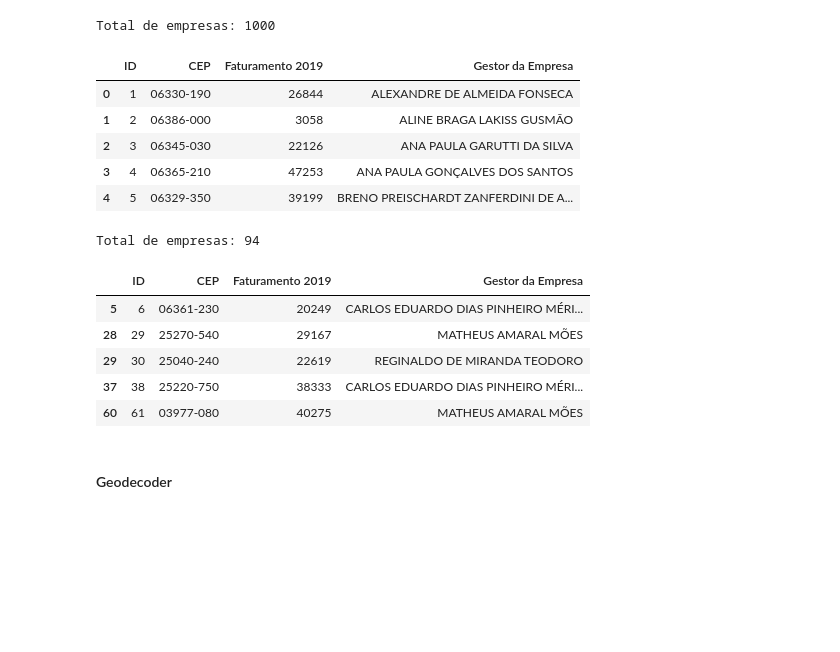
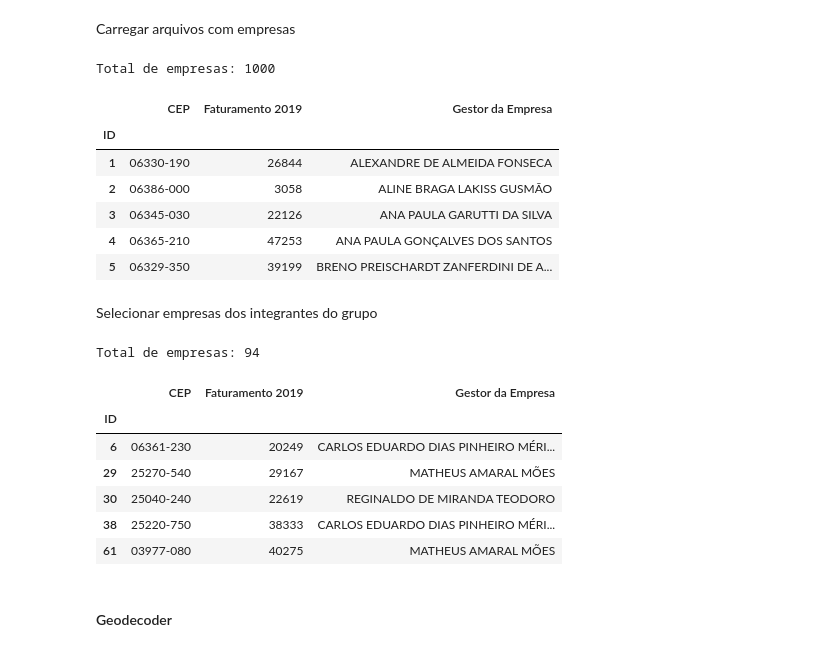
Before and after one commit to moesmatheus/estatistica-espacial-2, a Jupyter notebook: semana-2.ipynb, the cells around one changed output. Cells and saved outputs as stored; diff of their text form; code cells hidden in the pictures; blank space fills up the shorter version.

```diff
--- a/semana-2.ipynb
+++ b/semana-2.ipynb
@@ -45,27 +24,35 @@ array(['ALEXANDRE DE ALMEIDA FONSECA', 'ALINE BRAGA LAKISS GUSMÃO',
+# %% [markdown]
+Carregar arquivos com empresas
 # %%
-empresas_todas = pd.read_excel('EMPRESAS_Brasília T7.xlsx')
+empresas_todas = pd.read_excel('EMPRESAS_Brasília T7.xlsx', index_col = 'ID')
 print(f'Total de empresas: {empresas_todas.shape[0]}')
 empresas_todas.head()
 # %% [output]
 Total de empresas: 1000
-|  | ID | CEP | Faturamento 2019 | Gestor da Empresa |
-| 0 | 1 | 06330-190 | 26844 | ALEXANDRE DE ALMEIDA FONSECA |
-| 1 | 2 | 06386-000 | 3058 | ALINE BRAGA LAKISS GUSMÃO |
-| 2 | 3 | 06345-030 | 22126 | ANA PAULA GARUTTI DA SILVA |
-| 3 | 4 | 06365-210 | 47253 | ANA PAULA GONÇALVES DOS SANTOS |
-| 4 | 5 | 06329-350 | 39199 | BRENO PREISCHARDT ZANFERDINI DE A... |
+|  | CEP | Faturamento 2019 | Gestor da Empresa |
+| ID |  |  |  |
+| 1 | 06330-190 | 26844 | ALEXANDRE DE ALMEIDA FONSECA |
+| 2 | 06386-000 | 3058 | ALINE BRAGA LAKISS GUSMÃO |
+| 3 | 06345-030 | 22126 | ANA PAULA GARUTTI DA SILVA |
+| 4 | 06365-210 | 47253 | ANA PAULA GONÇALVES DOS SANTOS |
+| 5 | 06329-350 | 39199 | BRENO PREISCHARDT ZANFERDINI DE A... |
+# %% [markdown]
+Selecionar empresas dos integrantes do grupo
 # %%
 empresas = empresas_todas[empresas_todas['Gestor da Empresa'].isin(integrantes)]
+
 print(f'Total de empresas: {empresas.shape[0]}')
+
 empresas.head()
 # %% [output]
 Total de empresas: 94
-|  | ID | CEP | Faturamento 2019 | Gestor da Empresa |
-| 5 | 6 | 06361-230 | 20249 | CARLOS EDUARDO DIAS PINHEIRO MÉRI... |
-| 28 | 29 | 25270-540 | 29167 | MATHEUS AMARAL MÕES |
-| 29 | 30 | 25040-240 | 22619 | REGINALDO DE MIRANDA TEODORO |
-| 37 | 38 | 25220-750 | 38333 | CARLOS EDUARDO DIAS PINHEIRO MÉRI... |
-| 60 | 61 | 03977-080 | 40275 | MATHEUS AMARAL MÕES |
+|  | CEP | Faturamento 2019 | Gestor da Empresa |
+| ID |  |  |  |
+| 6 | 06361-230 | 20249 | CARLOS EDUARDO DIAS PINHEIRO MÉRI... |
+| 29 | 25270-540 | 29167 | MATHEUS AMARAL MÕES |
+| 30 | 25040-240 | 22619 | REGINALDO DE MIRANDA TEODORO |
+| 38 | 25220-750 | 38333 | CARLOS EDUARDO DIAS PINHEIRO MÉRI... |
+| 61 | 03977-080 | 40275 | MATHEUS AMARAL MÕES |
 # %% [markdown]
 #### Geodecoder
 # %%
```
Also changed, not shown: parts of 109 cells of this notebook, 12 other files.
